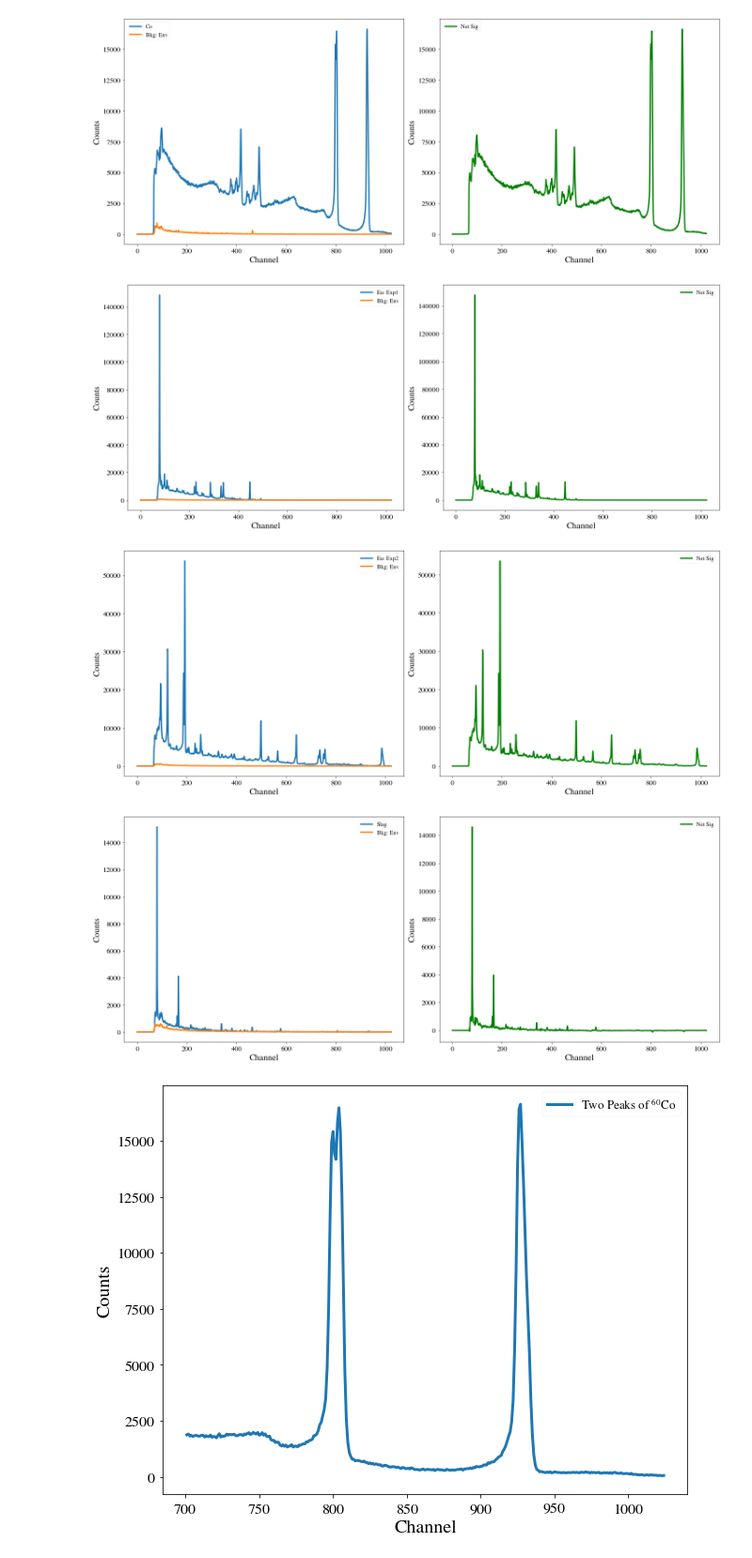
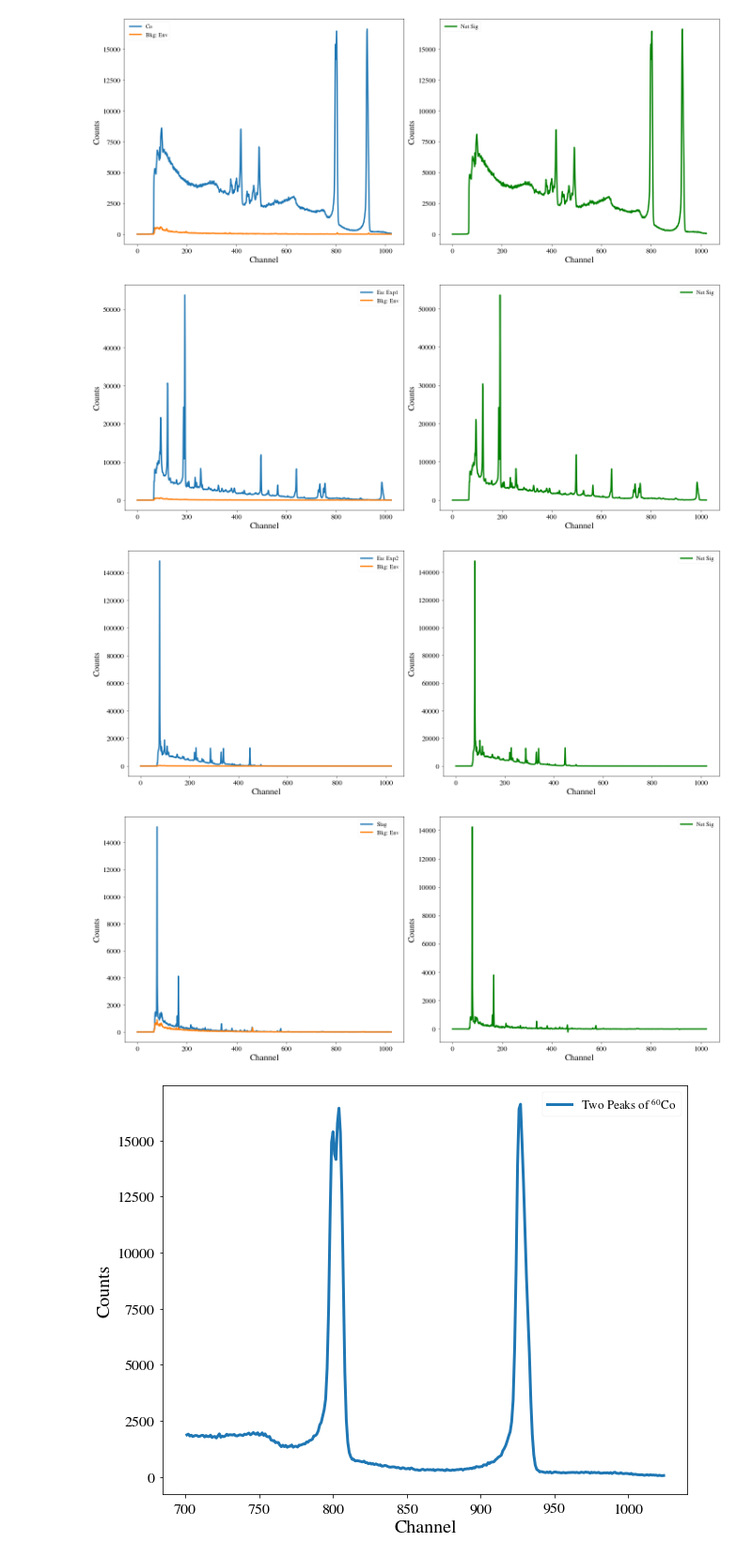
Before and after one commit to DickyChant/AdvNuclExp, a Jupyter notebook: Exp2/analysis/analysis.ipynb, the cells around one changed output. Shown at 94% size. Cells and saved outputs as stored; diff of their text form; code cells hidden in the pictures.

```diff
--- a/Exp2/analysis/analysis.ipynb
+++ b/Exp2/analysis/analysis.ipynb
@@ -33,8 +33,8 @@ The validate_bool_maybe_none function was deprecated in Matplotlib 3.3 and will
 # %%
 datadir = "../data/"
 
-key1 = ["Co.dat","Env_half.dat","Eu_half.dat"]
-key2 = ["Env_full.dat","Eu_full.dat","Sol.dat"]
+key1 = ["Co.dat","Env_full.dat","Eu_full.dat"]
+key2 = ["Env_half.dat","Eu_half.dat","Sol.dat"]
 # %%
 data1 = {key[:-4]:np.loadtxt(datadir + key) for key in key1}
 data2 = {key[:-4]:np.loadtxt(datadir + key) for key in key2}
@@ -58,52 +58,52 @@ plt.savefig("../plots/Co_net.pdf")
 # %%
 plt.figure(figsize=(20,8))
 plt.subplot(121)
-plt.plot(data1["Eu_half"],label="Eu: Exp1")
-plt.plot(data1["Env_half"],label = "Bkg: Env")
+plt.plot(data1["Eu_full"],label="Eu: Exp1")
+plt.plot(data1["Env_full"],label = "Bkg: Env")
 plt.xlabel("Channel")
 plt.ylabel("Counts")
 plt.legend()
 plt.subplot(122)
-plt.plot(data1["Eu_half"] - data1["Env_half"],label="Net Sig",color = "green")
+plt.plot(data1["Eu_full"] - data1["Env_full"],label="Net Sig",color = "green")
 plt.xlabel("Channel")
 plt.ylabel("Counts")
 plt.legend()
 plt.tight_layout()
-plt.savefig("../plots/Eu_half_net.pdf")
+plt.savefig("../plots/Eu_full_net.pdf")
 # %% [output]
-[figure, old version]
+[figure, new version]
 # %%
 plt.figure(figsize=(20,8))
 plt.subplot(121)
-plt.plot(data2["Eu_full"],label="Eu: Exp2")
-plt.plot(data2["Env_full"],label = "Bkg: Env")
+plt.plot(data2["Eu_half"],label="Eu: Exp2")
+plt.plot(data2["Env_half"]/2,label = "Bkg: Env")
 plt.xlabel("Channel")
 plt.ylabel("Counts")
 plt.legend()
 plt.subplot(122)
-plt.plot(data2["Eu_full"] - data2["Env_full"],label="Net Sig",color = "green")
+plt.plot(data2["Eu_half"] - data2["Env_half"]/2,label="Net Sig",color = "green")
 plt.xlabel("Channel")
 plt.ylabel("Counts")
 plt.legend()
 plt.tight_layout()
-plt.savefig("../plots/Eu_full_net.pdf")
+plt.savefig("../plots/Eu_half_net.pdf")
 # %% [output]
-[figure, old version]
+[figure, new version]
 # %%
 plt.figure(figsize=(20,8))
 plt.subplot(121)
 plt.plot(data2["Sol"],label="Slag")
-plt.plot(data2["Env_full"],label = "Bkg: Env")
+plt.plot(data2["Env_half"],label = "Bkg: Env")
 plt.xlabel("Channel")
 plt.ylabel("Counts")
 plt.legend()
 plt.subplot(122)
-plt.plot(data2["Sol"] - data2["Env_full"],label="Net Sig",color = "green")
+plt.plot(data2["Sol"] - data2["Env_half"],label="Net Sig",color = "green")
 plt.xlabel("Channel")
 plt.ylabel("Counts")
 plt.legend()
 plt.tight_layout()
 plt.savefig("../plots/slag_net.pdf")
 # %% [output]
-[figure, old version]
+[figure, new version]
 # %%
```
Also changed, not shown: parts of 2 cells of this notebook, 15 other files.
